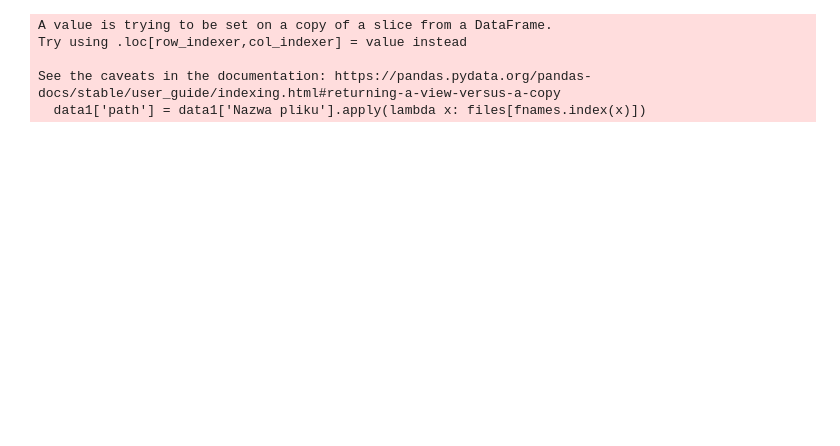
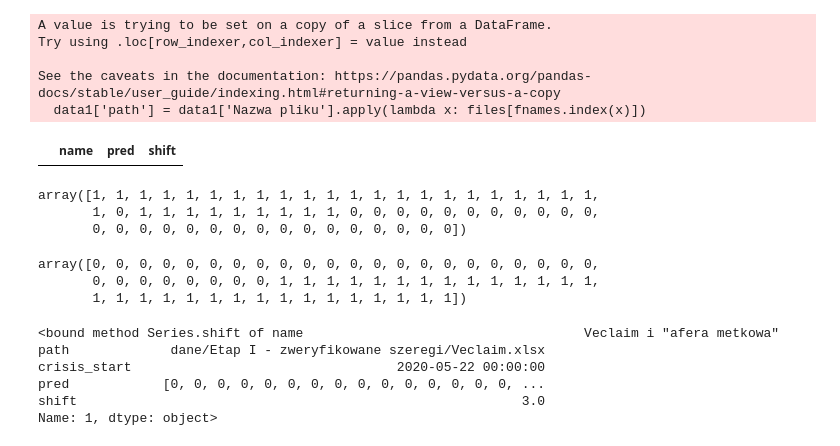
Before and after one commit to ProtossLuigi/crisis-detector, a Jupyter notebook: visualizations.ipynb, the cells around one changed output. Saved outputs shown, nothing was run; the diff lists cells and outputs as text; code cells hidden in the pictures; blank space fills up the shorter version.

```diff
--- a/visualizations.ipynb
+++ b/visualizations.ipynb
@@ -97,3 +119,7 @@ Try using .loc[row_indexer,col_indexer] = value instead
 
 See the caveats in the documentation: https://pandas.pydata.org/pandas-docs/stable/user_guide/indexing.html#returning-a-view-versus-a-copy
   data1['path'] = data1['Nazwa pliku'].apply(lambda x: files[fnames.index(x)])
+# %%
+pred_df[pred_df['name'].duplicated(keep=False)]
+# %% [output]
+|  | name | pred | shift |
@@ -99,0 +128,21 @@ See the caveats in the documentation: https://pandas.pydata.org/pandas-docs/stab
+# %%
+pred_df.iloc[13]['pred']
+# %% [output]
+array([1, 1, 1, 1, 1, 1, 1, 1, 1, 1, 1, 1, 1, 1, 1, 1, 1, 1, 1, 1, 1, 1,
+       1, 0, 1, 1, 1, 1, 1, 1, 1, 1, 1, 0, 0, 0, 0, 0, 0, 0, 0, 0, 0, 0,
+       0, 0, 0, 0, 0, 0, 0, 0, 0, 0, 0, 0, 0, 0, 0, 0])
+# %%
+pred_df.iloc[14]['pred']
+# %% [output]
+array([0, 0, 0, 0, 0, 0, 0, 0, 0, 0, 0, 0, 0, 0, 0, 0, 0, 0, 0, 0, 0, 0,
+       0, 0, 0, 0, 0, 0, 0, 0, 1, 1, 1, 1, 1, 1, 1, 1, 1, 1, 1, 1, 1, 1,
+       1, 1, 1, 1, 1, 1, 1, 1, 1, 1, 1, 1, 1, 1, 1, 1])
+# %%
+data.iloc[1].shift
+# %% [output]
+<bound method Series.shift of name                                    Veclaim i "afera metkowa"
+path             dane/Etap I - zweryfikowane szeregi/Veclaim.xlsx
+crisis_start                                  2020-05-22 00:00:00
+pred            [0, 0, 0, 0, 0, 0, 0, 0, 0, 0, 0, 0, 0, 0, 0, ...
+shift                                                         3.0
+Name: 1, dtype: object>
```
Also changed, not shown: parts of 9 cells of this notebook, 2 other files.
